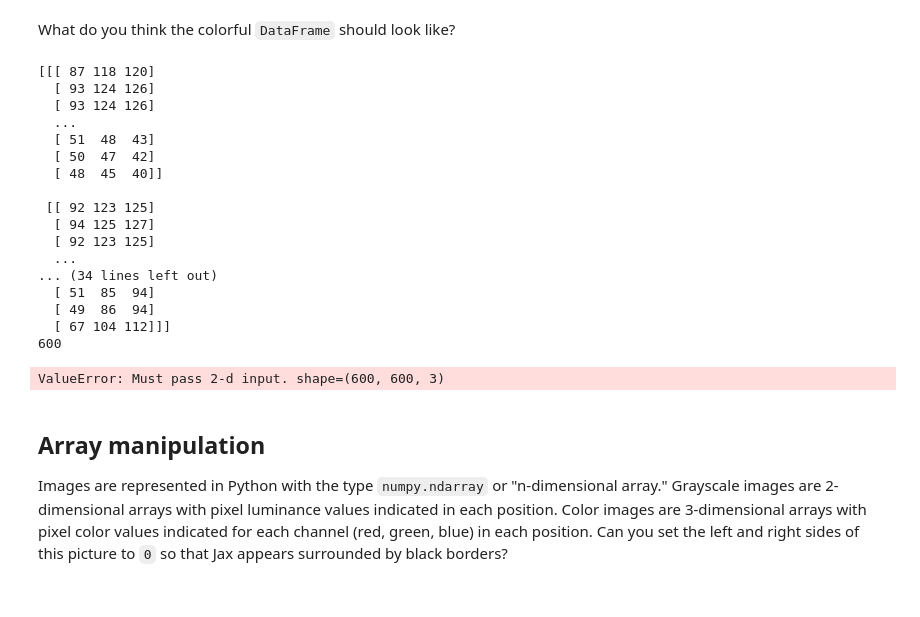
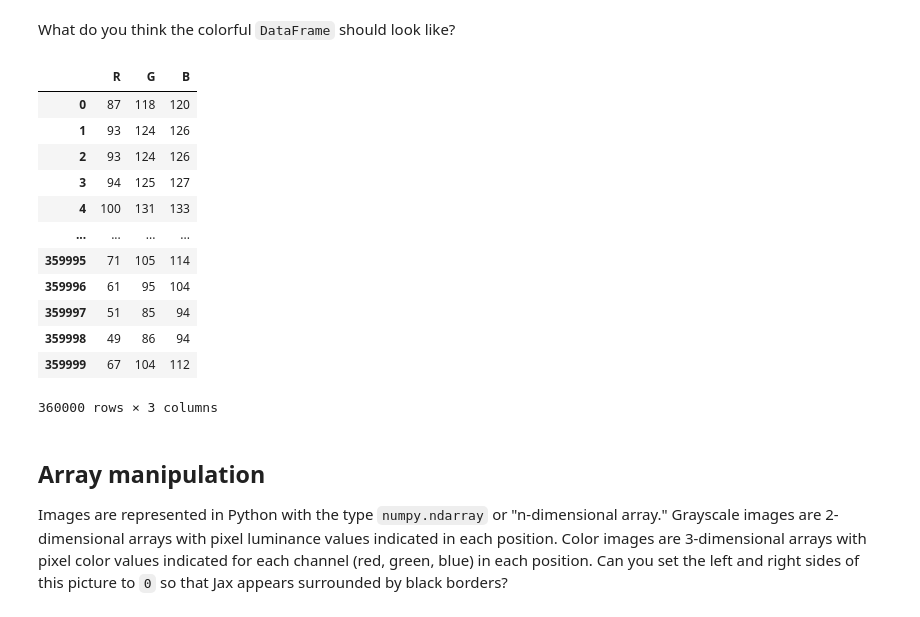
Before and after one commit to NCHS-CS/cse163-nchs, a Jupyter notebook: lectures/numpy.ipynb, the cells around one changed output. Drawn from its saved outputs; the diff is of its cells as text; code cells hidden in the pictures.

```diff
--- a/lectures/numpy.ipynb
+++ b/lectures/numpy.ipynb
@@ -59,31 +59,22 @@ pd.DataFrame(jax)
 What do you think the colorful `DataFrame` should look like?
 # %%
 jax_color = iio.imread("jax.jpg")
-# print(type(jax_color))
-print(jax_color)
-columns = len(jax_color[0])
-print (columns)
-# for each inner element, you need to make it into a tuple??
-pd.DataFrame(jax_color, columns = [x for x in range (columns)])
+h, w, channels = jax_color.shape
+pd.DataFrame(jax_color.reshape(h * w, channels), columns = ["R", "G", "B"])
 # %% [output]
+|  | R | G | B |
+| 0 | 87 | 118 | 120 |
+| 1 | 93 | 124 | 126 |
+| 2 | 93 | 124 | 126 |
+| 3 | 94 | 125 | 127 |
+| 4 | 100 | 131 | 133 |
+| ... | ... | ... | ... |
+| 359995 | 71 | 105 | 114 |
+| 359996 | 61 | 95 | 104 |
+| 359997 | 51 | 85 | 94 |
+| 359998 | 49 | 86 | 94 |
+| 359999 | 67 | 104 | 112 |
-[[[ 87 118 120]
-  [ 93 124 126]
-  [ 93 124 126]
-  ...
-  [ 51  48  43]
-  [ 50  47  42]
-  [ 48  45  40]]
-
- [[ 92 123 125]
-  [ 94 125 127]
-  [ 92 123 125]
-  ...
-... (34 lines left out)
-  [ 51  85  94]
-  [ 49  86  94]
-  [ 67 104 112]]]
-600
+360000 rows × 3 columns
-ValueError: Must pass 2-d input. shape=(600, 600, 3)
 # %% [markdown]
 ## Array manipulation
 
```
